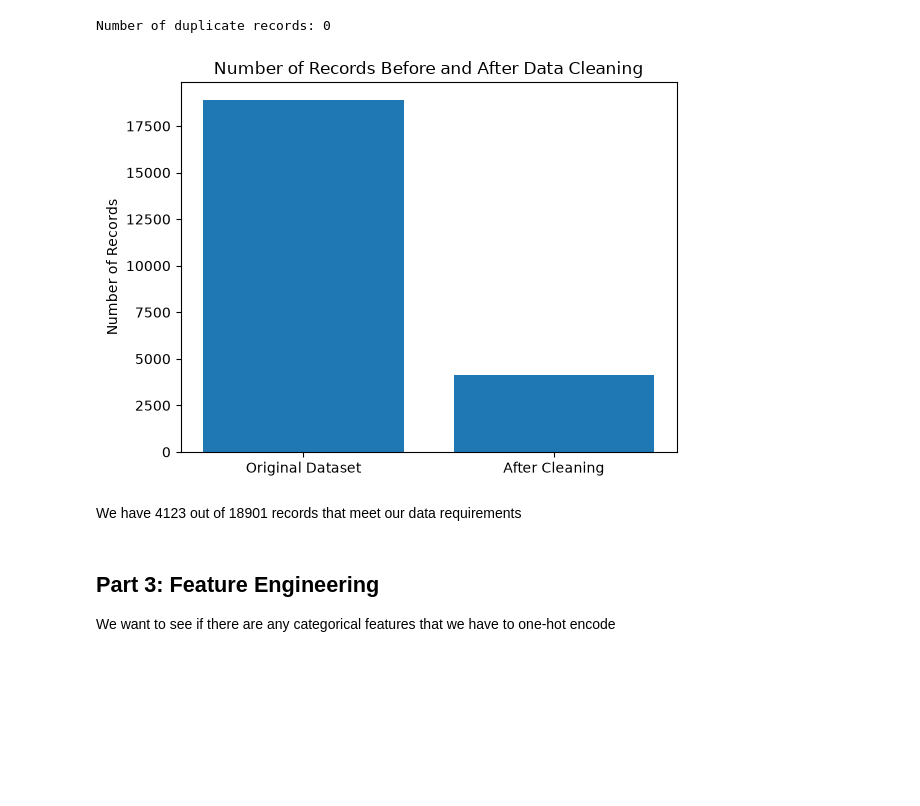
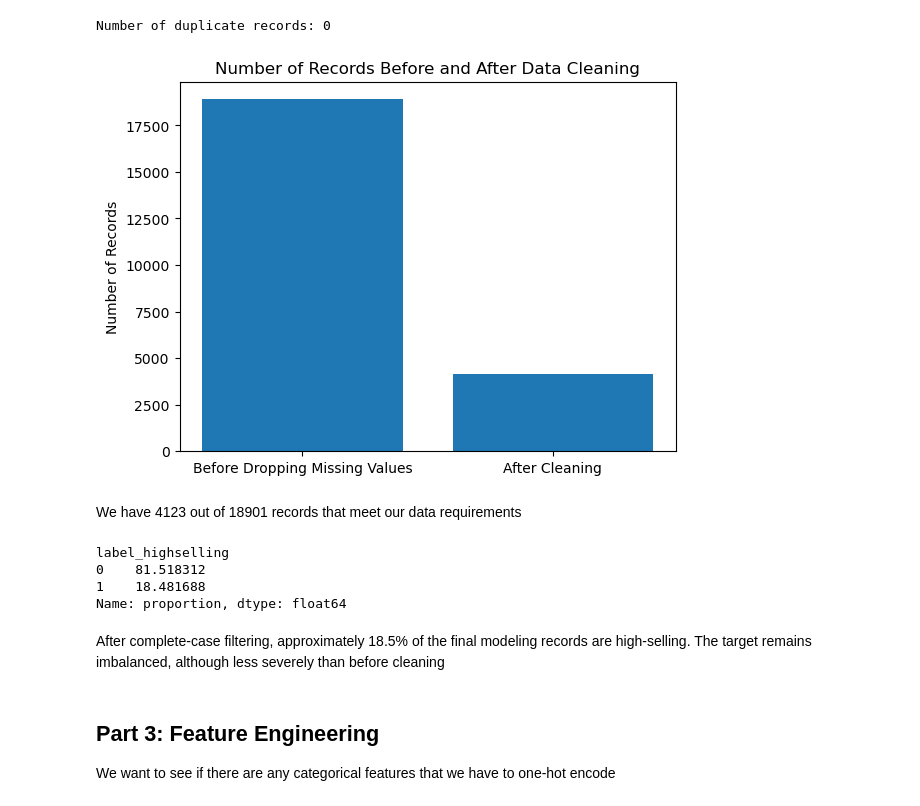
Before and after one commit to CarlosOlvera05/ML-Course-Project, a Jupyter notebook: MLProject.ipynb, the cells around one changed output. Saved outputs shown, nothing was run; the diff lists cells and outputs as text; code cells hidden in the pictures; blank space fills up the shorter version.

```diff
--- a/MLProject.ipynb
+++ b/MLProject.ipynb
@@ -267,27 +262,42 @@ Number of duplicate records: 0
 # %%
 #The amount of records we are going to use after removing unnecessary columns and dropping rows with missing values
 original_records = len(videogame_df)
 
 # Remove any row that has at least one missing value
 videogame_df = videogame_df.dropna()
 
 remaining_records = len(videogame_df)
 
 # Compare the number of records before and after data cleaning
 
 plt.bar(
-    ["Original Dataset", "After Cleaning"],
+    ["Before Dropping Missing Values", "After Cleaning"],
     [original_records, remaining_records]
 )
 
 plt.title("Number of Records Before and After Data Cleaning")
 plt.ylabel("Number of Records")
 
 plt.show()
 # %% [output]
-[figure, old version]
+[figure, new version]
 # %% [markdown]
 We have 4123 out of 18901 records that meet our data requirements
+# %%
+cleaned_class_percentages = (
+    videogame_df["label_highselling"]
+    .value_counts(normalize=True)
+    .sort_index() * 100
+)
+
+print(cleaned_class_percentages)
+# %% [output]
+label_highselling
+0    81.518312
+1    18.481688
+Name: proportion, dtype: float64
+# %% [markdown]
+After complete-case filtering, approximately 18.5% of the final modeling records are high-selling. The target remains imbalanced, although less severely than before cleaning
 # %% [markdown]
 ## Part 3: Feature Engineering
 We want to see if there are any categorical features that we have to one-hot encode
```
Also changed, not shown: parts of 65 cells of this notebook.
